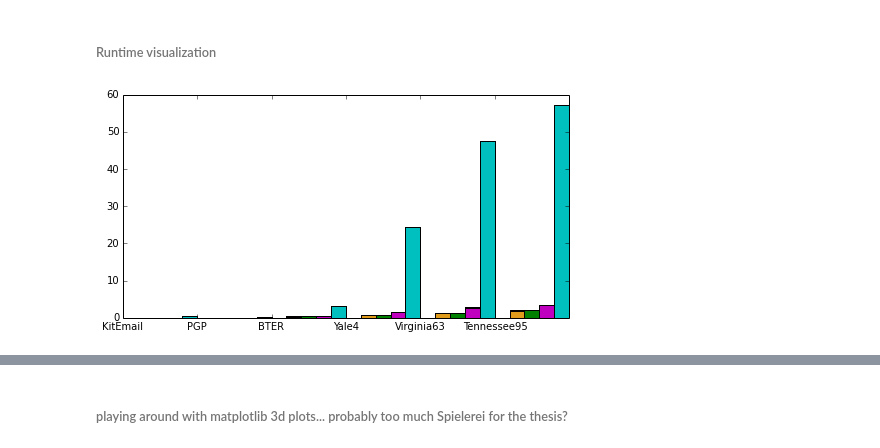
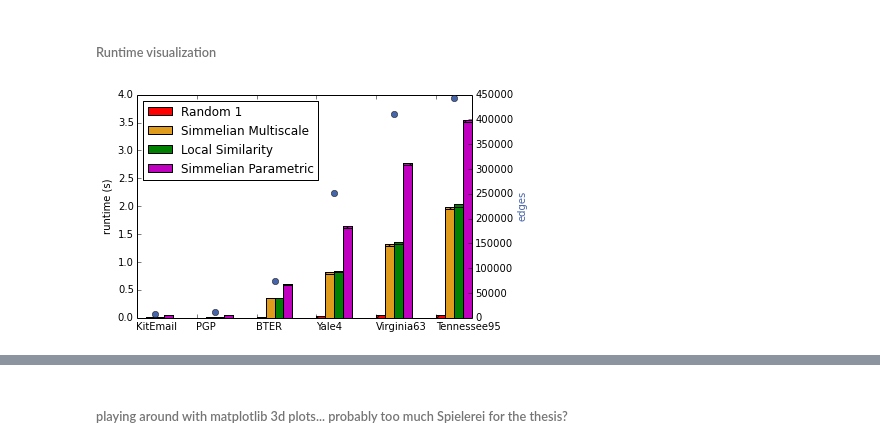
Before and after one commit to kit-parco/networkit-hyperbolic-kd, a Jupyter notebook: Doc/Notebooks/BackboneStatistics.ipynb, the cells around one changed output, grey strips where cells are left out. Drawn from its saved outputs; the diff is of its cells as text; code cells hidden in the pictures.

```diff
--- a/Doc/Notebooks/BackboneStatistics.ipynb
+++ b/Doc/Notebooks/BackboneStatistics.ipynb
@@ -163,8 +165,9 @@ colors_g = {
 MAXF_CCGLOBAL = 1.0
 MAXF_CCAVGLOCAL = 1.0
 MAXF_DDDISTCOEFFICIENT = 0.5
-MAXF_DIAMETER = 0.5
+MAXF_DIAMETER = 0.3
 MAXF_NUMC = 0.5
+MAXF_BETWEENNESS = 0.6
 # %% [markdown]
 ##### Convenience functions for drawing by graph or by algorithm
 # %%
@@ -628,7 +635,7 @@ conn = sqlite3.connect('../../scripts/BackboneEvaluation/output/backbones_c11_ru
 c = conn.cursor()
 # %%
 def runtimePlot(_graphs, _algorithms, _columns):
-    fig = plt.figure(figsize=(8, 4), dpi=300)
+    fig, ax1 = plt.subplots(figsize=(6, 4), dpi=300)
 
     #Subplots
     #_rows = math.ceil(len(_algorithms) / _columns)
@@ -640,11 +647,12 @@ def runtimePlot(_graphs, _algorithms, _columns):
     ind = list(map(lambda k: k[0], c.fetchall()))
 
     # the width of the bars: can also be len(x) sequence
-    width = 0.2
+    width = 0.15
 
     #x axis labels
     x = range(0, len(ind))
-    plt.xticks(x, ind)
+    plt.xticks(x, ind, ha='left')
+    plt.ylabel('runtime (s)', color='k')
 
     #Graphs on the x axis, and for each graph a set of bars next to each other.
     aindex = 0
@@ -653,6 +661,7 @@ def runtimePlot(_graphs, _algorithms, _columns):
 
         rt_attribute = [0] * len(ind)
         rt_backbone = [0] * len(ind)
+        numEdges = [0] * len(ind)
 
         gindex = 0
         for g in ind:
@@ -665,11 +674,13 @@ def runtimePlot(_graphs, _algorithms, _columns):
 
             rt_attribute[gindex] = data[0][0]
             rt_backbone[gindex] = data[0][1]
+            numEdges[gindex] = data[0][2]
 
             x_with_offset = list(map(lambda k: k+(width*aindex), x))
             mycolor = colors_a[a]
 
-            p1 = plt.bar(x_with_offset, rt_attribute, width, color=mycolor)
+            _label = a if gindex == 0 else None
+            p1 = plt.bar(x_with_offset, rt_attribute, width, color=mycolor, label=_label)
             p2 = plt.bar(x_with_offset, rt_backbone, width, color=mycolor, bottom=rt_attribute, hatch='//')
 
             #p1 = plt.bar(x, rt_attribute, width, color=mycolor)
@@ -678,10 +689,20 @@ def runtimePlot(_graphs, _algorithms, _columns):
             gindex += 1
         aindex += 1
 
+    plt.legend(loc='upper left')
+
+    #Second y axis: edge count
+    ax2 = ax1.twinx()
+    x_with_offset = list(map(lambda k: k+(width*len(_algorithms)*0.5), x))
+    ax2.plot(x_with_offset, numEdges, 'o', color=kitColors['kitblue'])
+    ax2.set_ylabel('edges', color=kitColors['kitblue'])
+
+    #fig.legend(map(lambda x: x[0], legendData), map(lambda x: x[1], legendData), 'lower left', bbox_to_anchor=(0.5, 0.1))
+    fig.savefig('/home/gerd/workspace/ComplexNetworkBackbones/figures/runtimes.pdf', bbox_inches='tight')
     plt.show()
 # %%
 runtimePlot(['KitEmail', 'PGP', 'BTER', 'Yale4', 'Virginia63', 'Tennessee95'],
-            ['Random 1', 'Simmelian Multiscale', 'Local Similarity', 'Simmelian Parametric', 'Simmelian NonParametric'], 3)
+            ['Random 1', 'Simmelian Multiscale', 'Local Similarity', 'Simmelian Parametric'], 3)
 # %% [output]
-[figure, old version]
+[figure, new version]
 # %%
```
Also changed, not shown: parts of 19 cells of this notebook, 1 other file.
